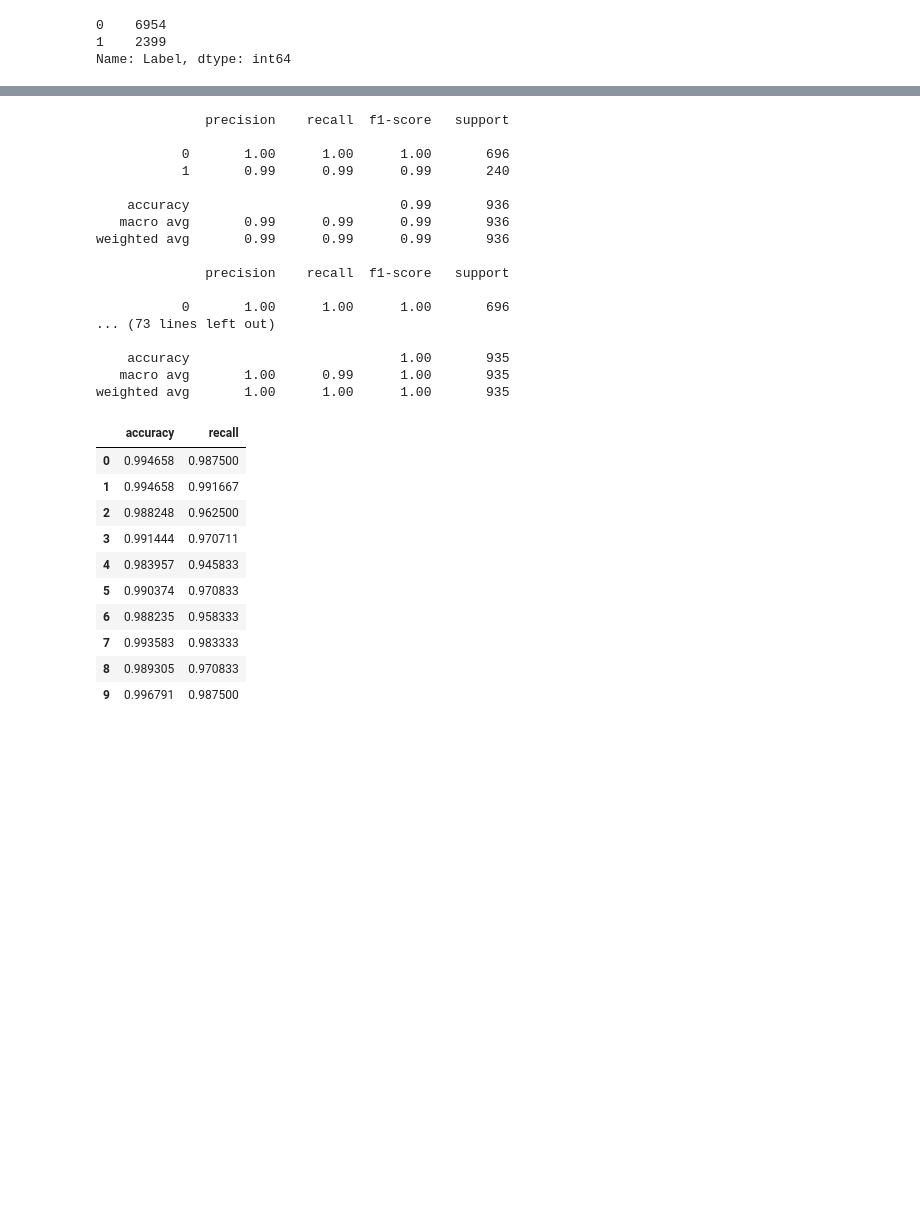
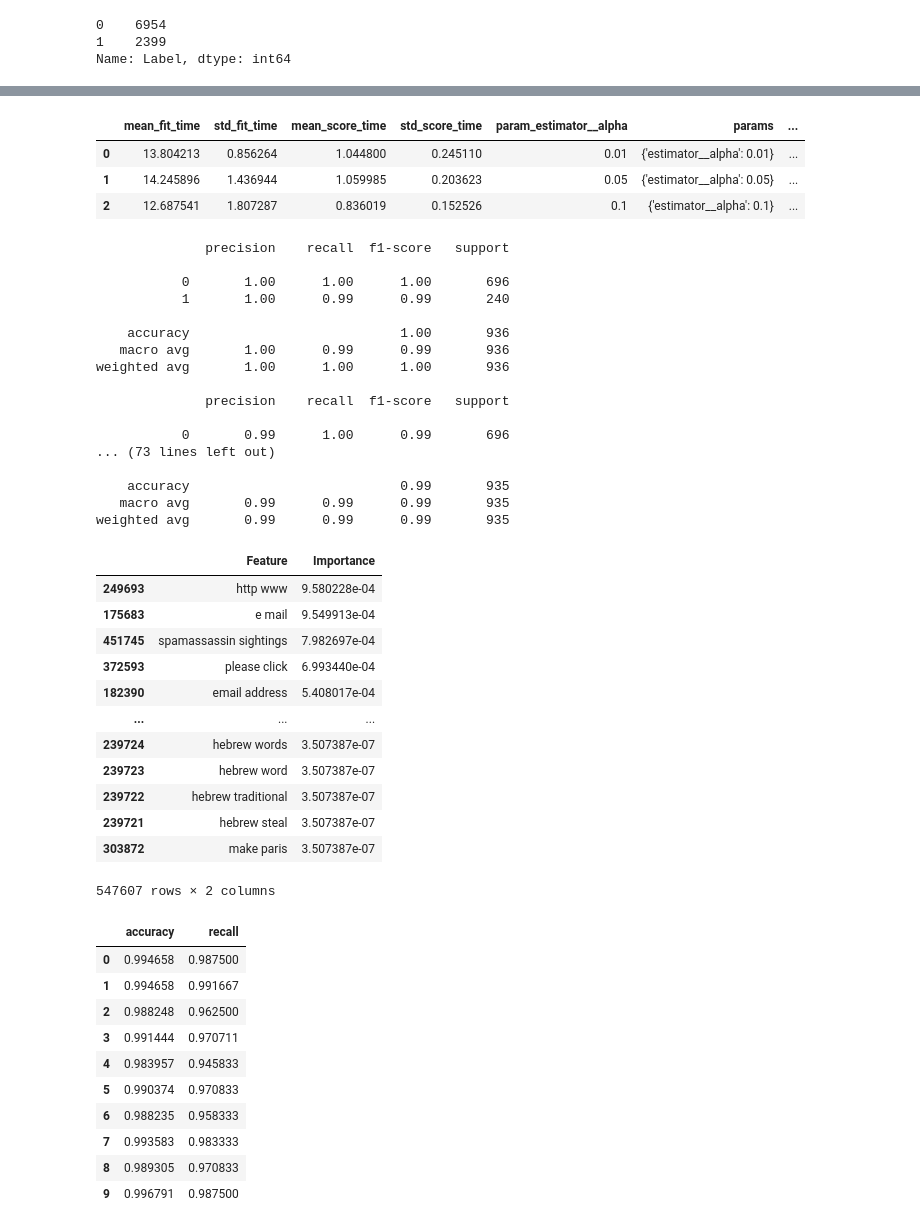
Before and after one commit to KendallScott/QTW, a Jupyter notebook: Case Study 3/Case_Study_3.ipynb, the cells around one changed output, grey strips where cells are left out. Drawn from its saved outputs; the diff is of its cells as text; code cells hidden in the pictures; blank space fills up the shorter version.

```diff
--- a/Case Study 3/Case_Study_3.ipynb
+++ b/Case Study 3/Case_Study_3.ipynb
@@ -180,6 +225,10 @@ data['Label'].value_counts() #distribution of spam/ham
 1    2399
 Name: Label, dtype: int64
 # %%
+stop = list(stopwords.words('english'))
+#to add additional words to stop words
+#stop.extend('myword1 myword2 myword3'.split())
+
 # MultiNB
 X = data['Text']
 y = data['Label'].values
@@ -189,7 +238,7 @@ skf.get_n_splits(X,y)
 
 #need to vectorize within pipeline to prevent data leakage (otherwise tfidf would be fitted over all the data)
 my_pipe = Pipeline([
-    ('vectorizer',TfidfVectorizer(token_pattern=r"(?u)\b\w+\b", stop_words=None, ngram_range=(2,2), analyzer='word')),
+    ('vectorizer',TfidfVectorizer(token_pattern=r"(?u)\b\w+\b", stop_words=stop, ngram_range=(2,2), analyzer='word')),
     ('estimator',MultinomialNB())
 ])
 pipe_params = {
@@ -209,17 +266,44 @@ Pipeline(steps=[('vectorizer',
+# %%
+results_df=pd.DataFrame(results.cv_results_)
+results_df
+# %% [output]
+|  | mean_fit_time | std_fit_time | mean_score_time | std_score_time | param_estimator__alpha | params | ... |
+| 0 | 13.804213 | 0.856264 | 1.044800 | 0.245110 | 0.01 | {'estimator__alpha': 0.01} | ... |
+| 1 | 14.245896 | 1.436944 | 1.059985 | 0.203623 | 0.05 | {'estimator__alpha': 0.05} | ... |
+| 2 | 12.687541 | 1.807287 | 0.836019 | 0.152526 | 0.1 | {'estimator__alpha': 0.1} | ... |
 # %%
 # MultiNB with best params
 my_pipe = Pipeline([
-    ('vectorizer',TfidfVectorizer(token_pattern=r"(?u)\b\w+\b", stop_words=None, ngram_range=(2,2), analyzer='word')),
+    ('vectorizer',TfidfVectorizer(token_pattern=r"(?u)\b\w+\b", stop_words=stop, ngram_range=(2,2), analyzer='word')),
     ('estimator',MultinomialNB(alpha=results.best_params_.get('estimator__alpha')))
 ])
 acc_score = []
 rec_score = []
+feature_names = []
+
 for i, (train,test) in enumerate(skf.split(X,y)):
     my_pipe.fit(X[train],y[train])
     p = my_pipe.predict(X[test])
     acc_score.append(accuracy_score(y[test],p))
     rec_score.append(recall_score(y[test],p))
     print(classification_report(y[test],p))
+
+    #feature importance by word
+    feature_log_probs = my_pipe.named_steps['estimator'].feature_log_prob_
+    feature_names = my_pipe.named_steps['vectorizer'].get_feature_names_out()
+
+
+# Convert feature log probabilities to probabilities
+feature_probs = np.exp(feature_log_probs)
+
+# Create a DataFrame to store feature importance
+feature_importance = pd.DataFrame({'Feature': feature_names,
+                                   'Importance': feature_probs[1]})
+
+# Sort feature importance by importance score
+feature_importance = feature_importance.sort_values(by='Importance', ascending=False)
+
+
 # saving scores for comparison
 mNB_scores = pd.DataFrame({'accuracy':acc_score,
                            'recall':rec_score})
@@ -227,20 +311,36 @@ mNB_scores = pd.DataFrame({'accuracy':acc_score,
               precision    recall  f1-score   support
 
            0       1.00      1.00      1.00       696
-           1       0.99      0.99      0.99       240
+           1       1.00      0.99      0.99       240
 
-    accuracy                           0.99       936
-   macro avg       0.99      0.99      0.99       936
-weighted avg       0.99      0.99      0.99       936
+    accuracy                           1.00       936
+   macro avg       1.00      0.99      0.99       936
+weighted avg       1.00      1.00      1.00       936
 
               precision    recall  f1-score   support
 
-           0       1.00      1.00      1.00       696
+           0       0.99      1.00      0.99       696
 ... (73 lines left out)
 
-    accuracy                           1.00       935
-   macro avg       1.00      0.99      1.00       935
-weighted avg       1.00      1.00      1.00       935
+    accuracy                           0.99       935
+   macro avg       0.99      0.99      0.99       935
+weighted avg       0.99      0.99      0.99       935
+# %%
+feature_importance
+# %% [output]
+|  | Feature | Importance |
+| 249693 | http www | 9.580228e-04 |
+| 175683 | e mail | 9.549913e-04 |
+| 451745 | spamassassin sightings | 7.982697e-04 |
+| 372593 | please click | 6.993440e-04 |
+| 182390 | email address | 5.408017e-04 |
+| ... | ... | ... |
+| 239724 | hebrew words | 3.507387e-07 |
+| 239723 | hebrew word | 3.507387e-07 |
+| 239722 | hebrew traditional | 3.507387e-07 |
+| 239721 | hebrew steal | 3.507387e-07 |
+| 303872 | make paris | 3.507387e-07 |
+547607 rows × 2 columns
 # %%
 mNB_scores
 # %% [output]
```
Also changed, not shown: parts of 14 cells of this notebook.
